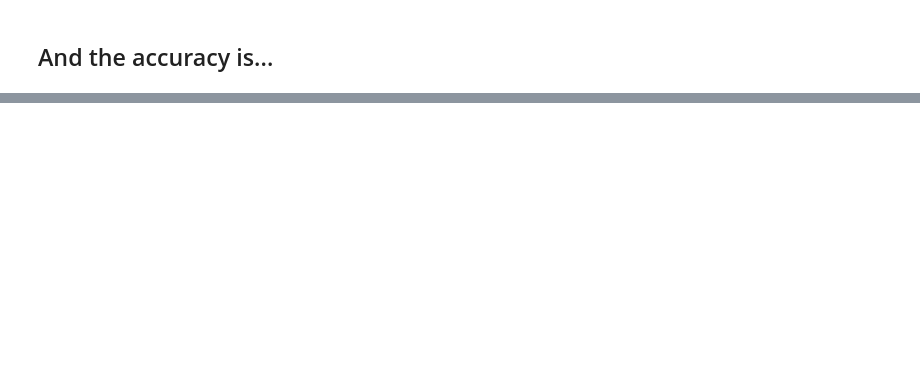
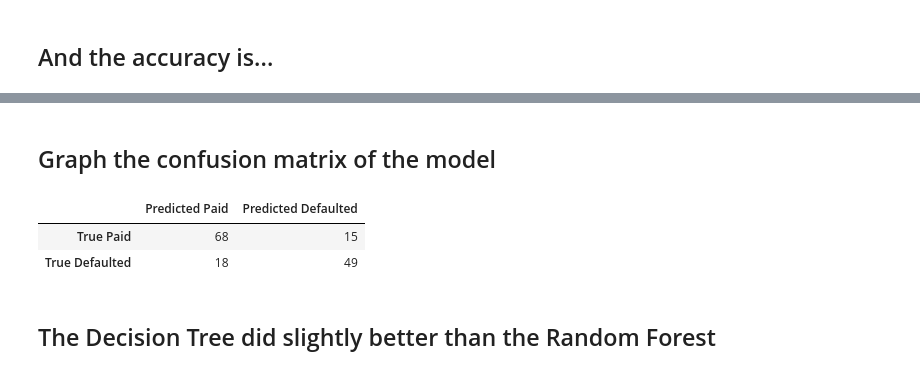
Before and after one commit to mutecypher/DataSci-420, a Jupyter notebook: MikePearson-L05-BankEnsembles.ipynb, the cells around one changed output, grey strips where cells are left out. Drawn from its saved outputs; the diff is of its cells as text; code cells hidden in the pictures; blank space fills up the shorter version.

```diff
--- a/MikePearson-L05-BankEnsembles.ipynb
+++ b/MikePearson-L05-BankEnsembles.ipynb
@@ -213,0 +235,18 @@ print(banksy.head())
+# %% [markdown]
+## Graph the confusion matrix of the model
+# %%
+from pandas_ml import ConfusionMatrix
+confusion_matrix = ConfusionMatrix(y_test, y_rfc_pred)
+from sklearn.metrics import confusion_matrix
+
+pd.DataFrame(
+    confusion_matrix(y_test, y_gini_pred),
+    columns=['Predicted Paid', 'Predicted Defaulted'],
+    index=['True Paid', 'True Defaulted']
+)
+# %% [output]
+|  | Predicted Paid | Predicted Defaulted |
+| True Paid | 68 | 15 |
+| True Defaulted | 18 | 49 |
+# %% [markdown]
+## The Decision Tree did slightly better than the Random Forest
```
Also changed, not shown: parts of 7 cells of this notebook, 6 other files.
